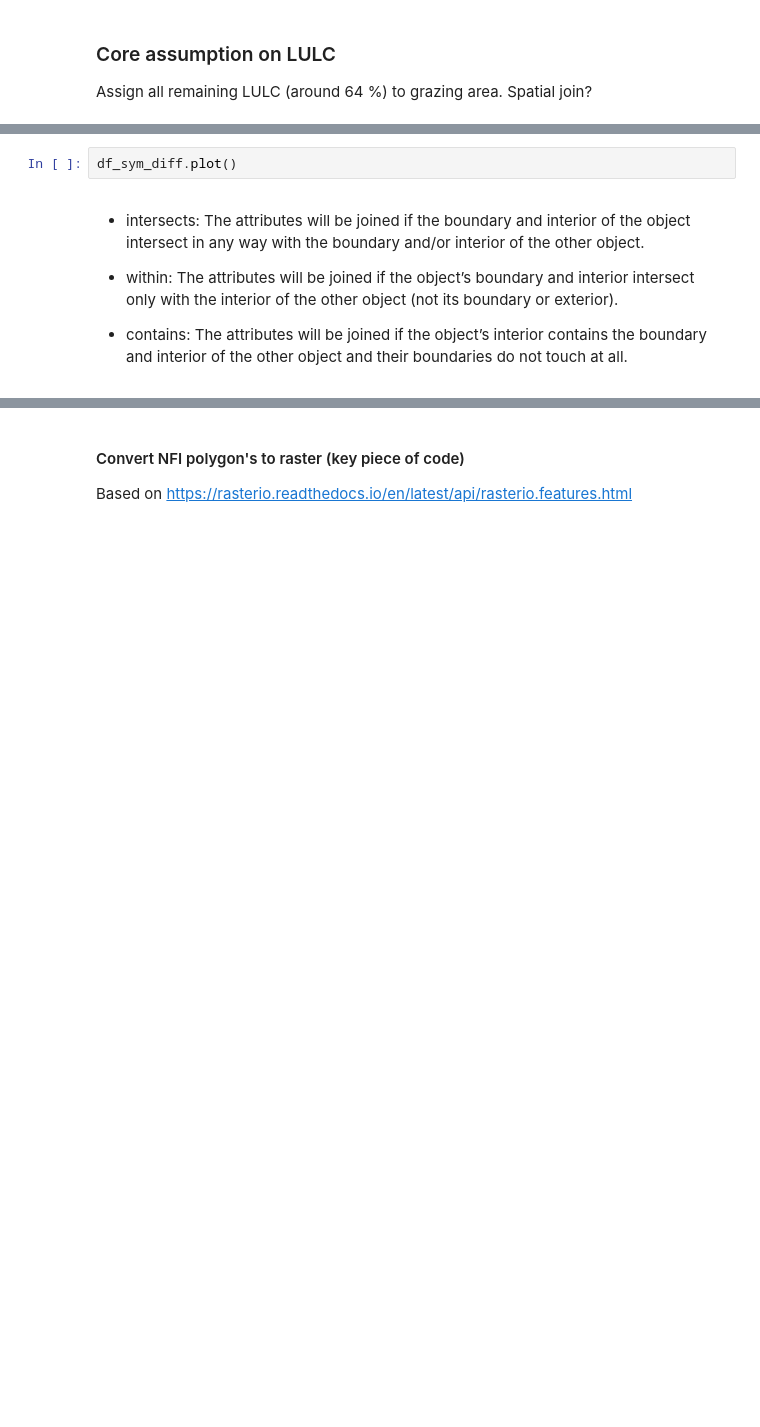
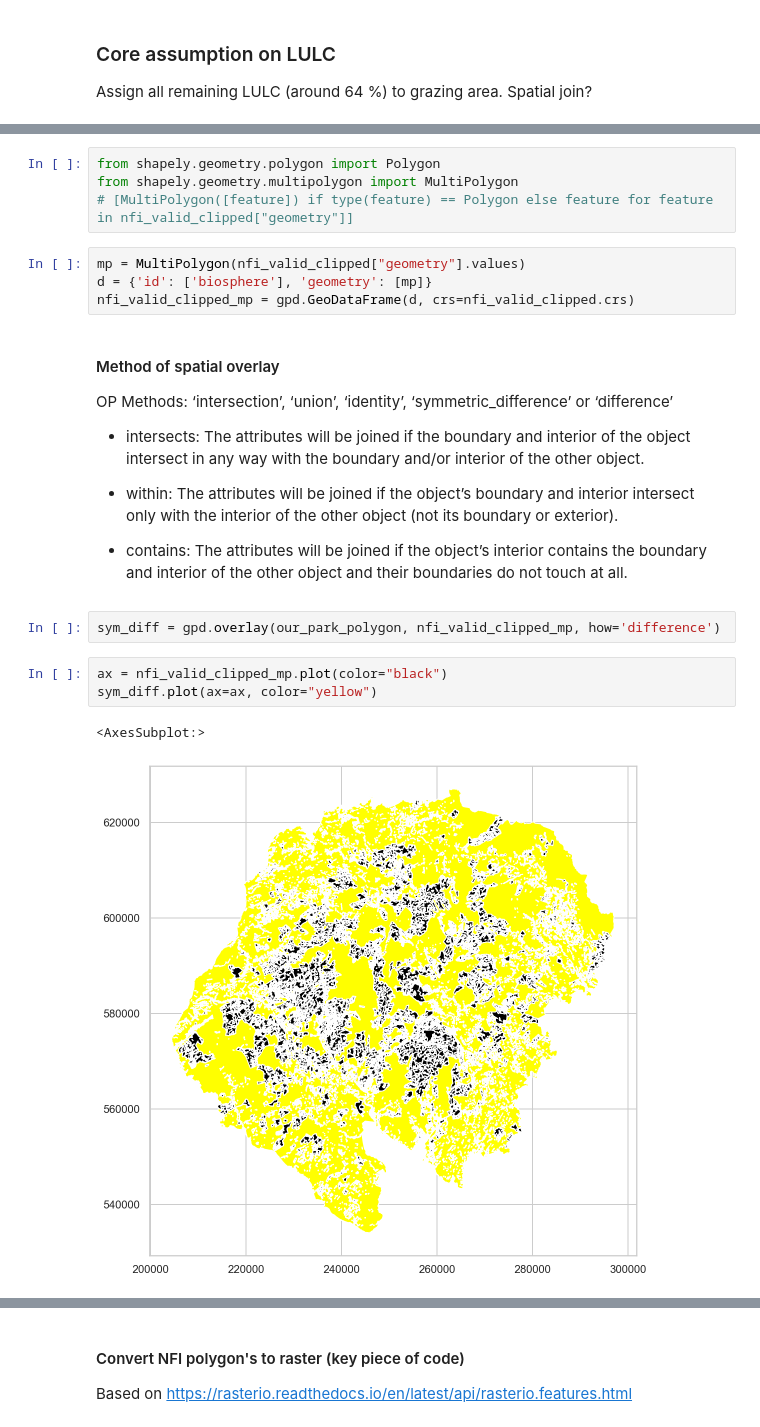
Before and after one commit to derpyninja/gecm, a Jupyter notebook: notebooks/01-fz-map-disaggregation-for-board-simplified.ipynb, the cells around one changed output, grey strips where cells are left out. Drawn from its saved outputs; the diff is of its cells as text; blank space fills up the shorter version.

```diff
--- a/notebooks/01-fz-map-disaggregation-for-board-simplified.ipynb
+++ b/notebooks/01-fz-map-disaggregation-for-board-simplified.ipynb
@@ -253,8 +228,25 @@ Wall time: 5.25 µs
-# %%
-df_sym_diff.plot()
+# %%
+from shapely.geometry.polygon import Polygon
+from shapely.geometry.multipolygon import MultiPolygon
+# [MultiPolygon([feature]) if type(feature) == Polygon else feature for feature in nfi_valid_clipped["geometry"]]
+# %%
+mp = MultiPolygon(nfi_valid_clipped["geometry"].values)
+d = {'id': ['biosphere'], 'geometry': [mp]}
+nfi_valid_clipped_mp = gpd.GeoDataFrame(d, crs=nfi_valid_clipped.crs)
 # %% [markdown]
+#### Method of spatial overlay
+OP Methods: ‘intersection’, ‘union’, ‘identity’, ‘symmetric_difference’ or ‘difference’
+
 -    intersects: The attributes will be joined if the boundary and interior of the object intersect in any way with the boundary and/or interior of the other object.
 
 -    within: The attributes will be joined if the object’s boundary and interior intersect only with the interior of the other object (not its boundary or exterior).
 
 -    contains: The attributes will be joined if the object’s interior contains the boundary and interior of the other object and their boundaries do not touch at all.
+# %%
+sym_diff = gpd.overlay(our_park_polygon, nfi_valid_clipped_mp, how='difference')
+# %%
+ax = nfi_valid_clipped_mp.plot(color="black")
+sym_diff.plot(ax=ax, color="yellow")
+# %% [output]
+<AxesSubplot:>
+[figure, added]
```
Also changed, not shown: parts of 32 cells of this notebook, 7 other files.
